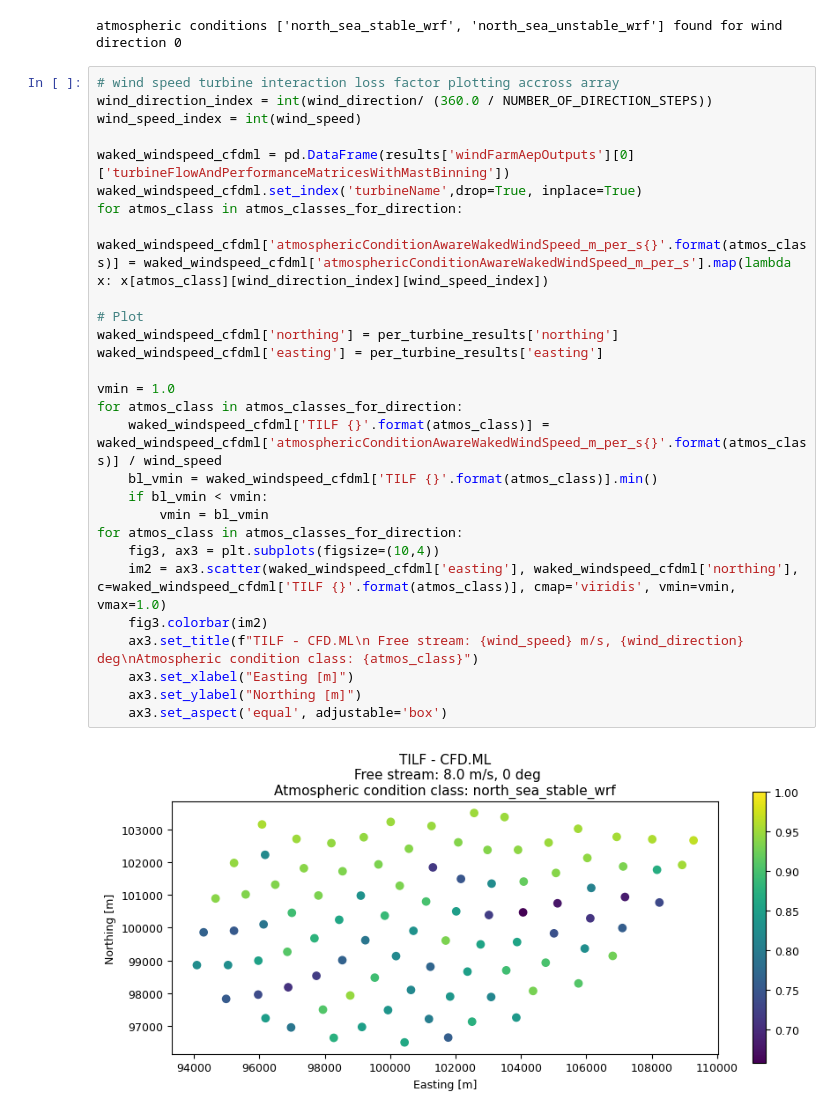
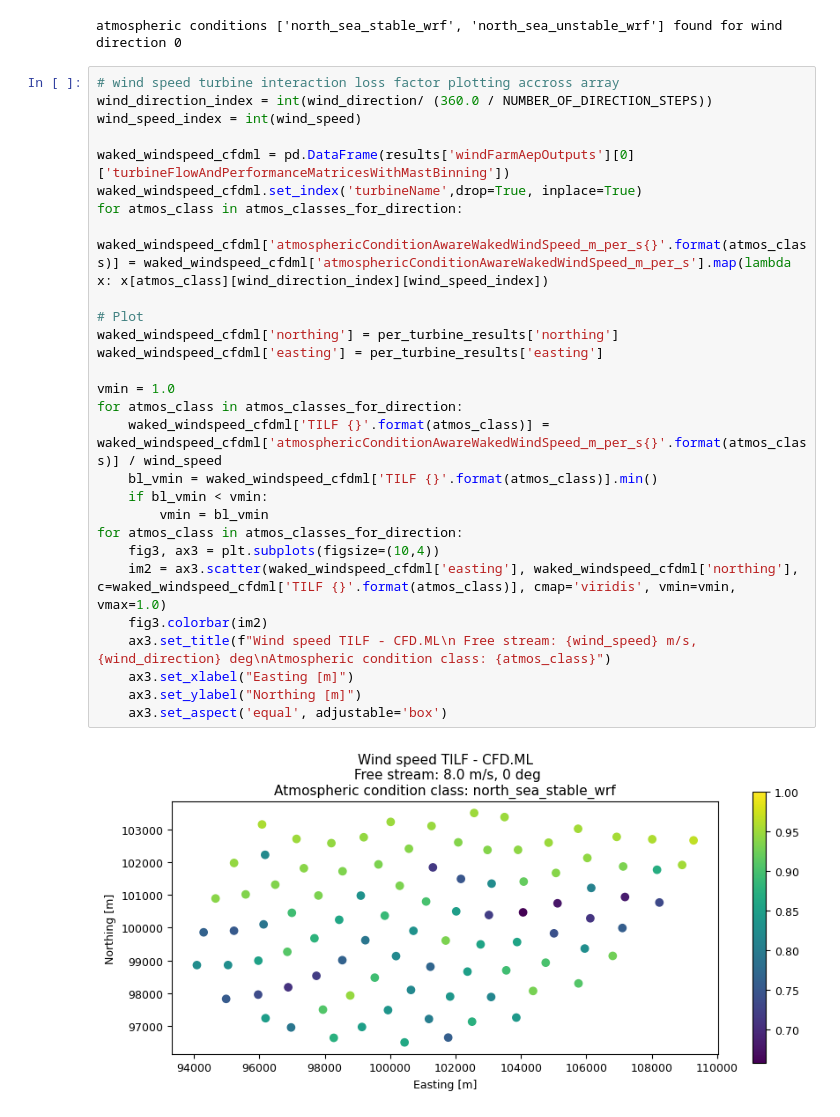
Before and after one commit to dnv-opensource/WindFarmer-automation, a Jupyter notebook: Examples/WebApi/CFDMLv2/cfdml_v2_calculator.ipynb, the cells around one changed output. Saved outputs shown, nothing was run; the diff lists cells and outputs as text.

```diff
--- a/Examples/WebApi/CFDMLv2/cfdml_v2_calculator.ipynb
+++ b/Examples/WebApi/CFDMLv2/cfdml_v2_calculator.ipynb
@@ -401,30 +401,30 @@ atmospheric conditions ['north_sea_stable_wrf', 'north_sea_unstable_wrf'] found
 # %%
 # wind speed turbine interaction loss factor plotting accross array
 wind_direction_index = int(wind_direction/ (360.0 / NUMBER_OF_DIRECTION_STEPS))
 wind_speed_index = int(wind_speed)
 
 waked_windspeed_cfdml = pd.DataFrame(results['windFarmAepOutputs'][0]['turbineFlowAndPerformanceMatricesWithMastBinning'])
 waked_windspeed_cfdml.set_index('turbineName',drop=True, inplace=True)
 for atmos_class in atmos_classes_for_direction:
     waked_windspeed_cfdml['atmosphericConditionAwareWakedWindSpeed_m_per_s{}'.format(atmos_class)] = waked_windspeed_cfdml['atmosphericConditionAwareWakedWindSpeed_m_per_s'].map(lambda x: x[atmos_class][wind_direction_index][wind_speed_index])
 
 # Plot
 waked_windspeed_cfdml['northing'] = per_turbine_results['northing']
 waked_windspeed_cfdml['easting'] = per_turbine_results['easting']
 
 vmin = 1.0
 for atmos_class in atmos_classes_for_direction:
     waked_windspeed_cfdml['TILF {}'.format(atmos_class)] = waked_windspeed_cfdml['atmosphericConditionAwareWakedWindSpeed_m_per_s{}'.format(atmos_class)] / wind_speed
     bl_vmin = waked_windspeed_cfdml['TILF {}'.format(atmos_class)].min()
     if bl_vmin < vmin:
         vmin = bl_vmin
 for atmos_class in atmos_classes_for_direction:
     fig3, ax3 = plt.subplots(figsize=(10,4))
     im2 = ax3.scatter(waked_windspeed_cfdml['easting'], waked_windspeed_cfdml['northing'], c=waked_windspeed_cfdml['TILF {}'.format(atmos_class)], cmap='viridis', vmin=vmin, vmax=1.0)
     fig3.colorbar(im2)
-    ax3.set_title(f"TILF - CFD.ML\n Free stream: {wind_speed} m/s, {wind_direction} deg\nAtmospheric condition class: {atmos_class}")
+    ax3.set_title(f"Wind speed TILF - CFD.ML\n Free stream: {wind_speed} m/s, {wind_direction} deg\nAtmospheric condition class: {atmos_class}")
     ax3.set_xlabel("Easting [m]")
     ax3.set_ylabel("Northing [m]")
     ax3.set_aspect('equal', adjustable='box')
 # %% [output]
-[figure, old version]
+[figure, new version]
```
Also changed, not shown: parts of 2 cells of this notebook, 1 other file.
